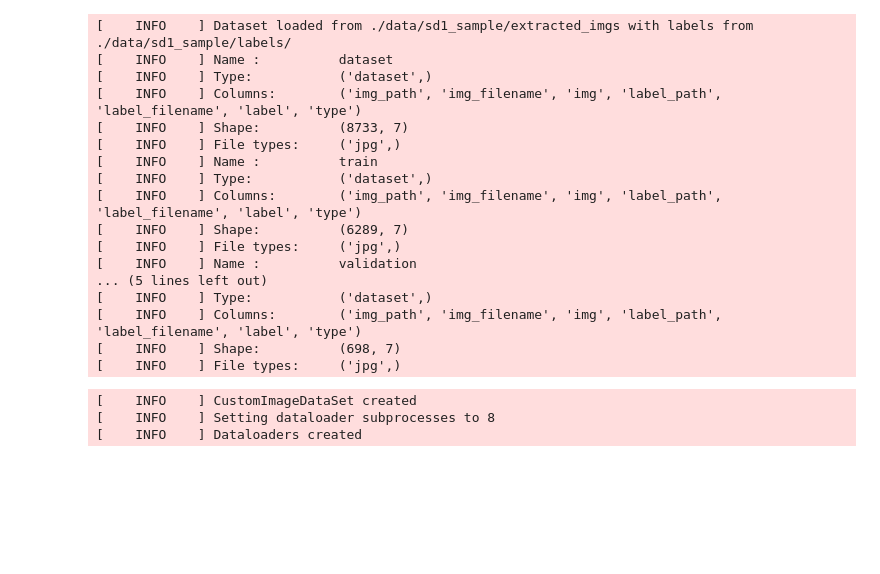
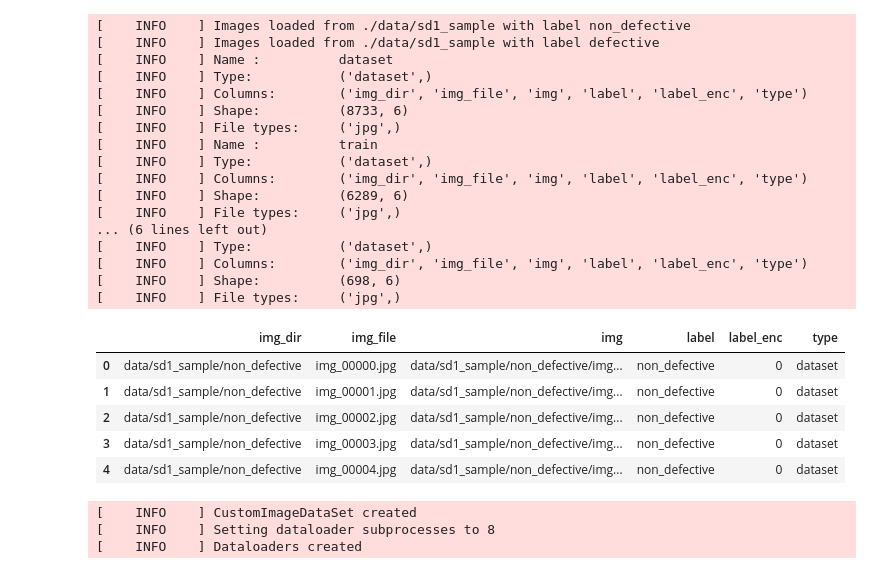
Before and after one commit to demustamas/project_work, a Jupyter notebook: project_work.ipynb, the cells around one changed output. Saved outputs shown, nothing was run; the diff lists cells and outputs as text; code cells hidden in the pictures; blank space fills up the shorter version.

```diff
--- a/project_work.ipynb
+++ b/project_work.ipynb
@@ -23,26 +23,38 @@ gc.collect()
 logger = Logger("main").get_logger()
 # %%
 data = DataFrameCreator()
+
+samples = ["./data/sd1_sample"]
-# %%
-data.load_dataset(dataset="./data/sd1_sample/extracted_imgs", labels="./data/sd1_sample/labels/")
-data.split_dataset()
-data.info()
-# %% [output]
-[    INFO    ] Dataset loaded from ./data/sd1_sample/extracted_imgs with labels from ./data/sd1_sample/labels/
-[    INFO    ] Name :          dataset
-[    INFO    ] Type:           ('dataset',)
-[    INFO    ] Columns:        ('img_path', 'img_filename', 'img', 'label_path', 'label_filename', 'label', 'type')
-[    INFO    ] Shape:          (8733, 7)
-[    INFO    ] File types:     ('jpg',)
-[    INFO    ] Name :          train
-[    INFO    ] Type:           ('dataset',)
-[    INFO    ] Columns:        ('img_path', 'img_filename', 'img', 'label_path', 'label_filename', 'label', 'type')
-[    INFO    ] Shape:          (6289, 7)
-[    INFO    ] File types:     ('jpg',)
-[    INFO    ] Name :          validation
-... (5 lines left out)
-[    INFO    ] Type:           ('dataset',)
-[    INFO    ] Columns:        ('img_path', 'img_filename', 'img', 'label_path', 'label_filename', 'label', 'type')
-[    INFO    ] Shape:          (698, 7)
-[    INFO    ] File types:     ('jpg',)
+# %%
+for sample in samples:
+    data.load_dataset(
+        sample_dir=sample, labels={"non_defective": 0, "defective": 1}
+    )
+data.split_dataset()
+data.info()
+data["dataset"].head()
+# %% [output]
+[    INFO    ] Images loaded from ./data/sd1_sample with label non_defective
+[    INFO    ] Images loaded from ./data/sd1_sample with label defective
+[    INFO    ] Name :          dataset
+[    INFO    ] Type:           ('dataset',)
+[    INFO    ] Columns:        ('img_dir', 'img_file', 'img', 'label', 'label_enc', 'type')
+[    INFO    ] Shape:          (8733, 6)
+[    INFO    ] File types:     ('jpg',)
+[    INFO    ] Name :          train
+[    INFO    ] Type:           ('dataset',)
+[    INFO    ] Columns:        ('img_dir', 'img_file', 'img', 'label', 'label_enc', 'type')
+[    INFO    ] Shape:          (6289, 6)
+[    INFO    ] File types:     ('jpg',)
+... (6 lines left out)
+[    INFO    ] Type:           ('dataset',)
+[    INFO    ] Columns:        ('img_dir', 'img_file', 'img', 'label', 'label_enc', 'type')
+[    INFO    ] Shape:          (698, 6)
+[    INFO    ] File types:     ('jpg',)
+|  | img_dir | img_file | img | label | label_enc | type |
+| 0 | data/sd1_sample/non_defective | img_00000.jpg | data/sd1_sample/non_defective/img... | non_defective | 0 | dataset |
+| 1 | data/sd1_sample/non_defective | img_00001.jpg | data/sd1_sample/non_defective/img... | non_defective | 0 | dataset |
+| 2 | data/sd1_sample/non_defective | img_00002.jpg | data/sd1_sample/non_defective/img... | non_defective | 0 | dataset |
+| 3 | data/sd1_sample/non_defective | img_00003.jpg | data/sd1_sample/non_defective/img... | non_defective | 0 | dataset |
+| 4 | data/sd1_sample/non_defective | img_00004.jpg | data/sd1_sample/non_defective/img... | non_defective | 0 | dataset |
 # %%
```
Also changed, not shown: parts of 8 cells of this notebook, 5 other files.
